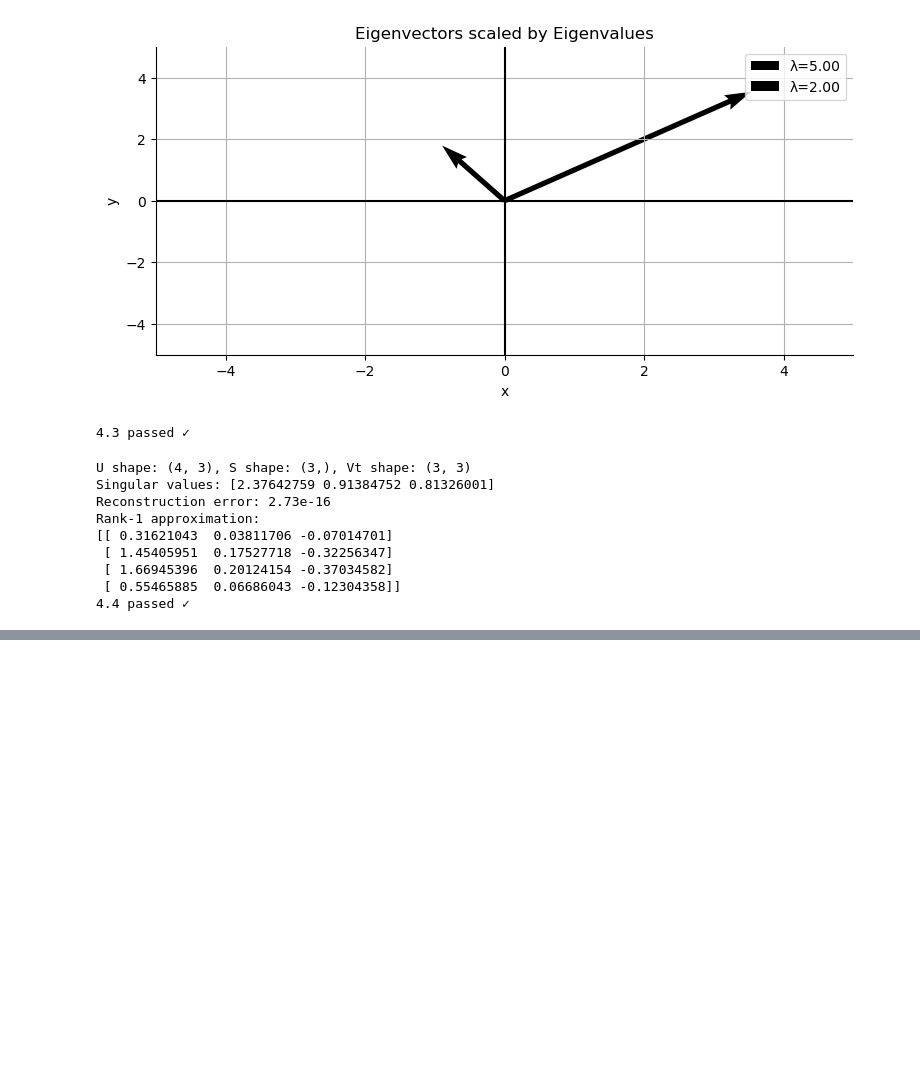
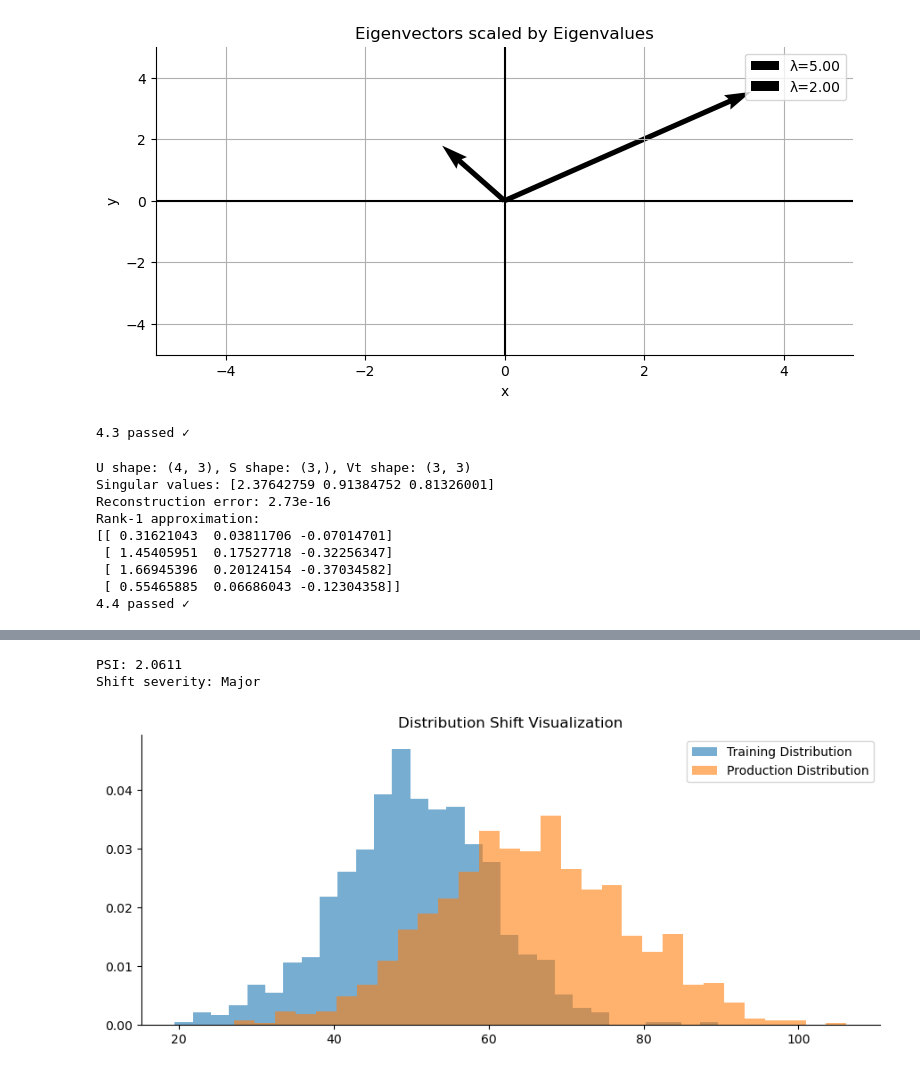
Before and after one commit to kaushikjayant-cyber/Celebal_Internship_Assignment, a Jupyter notebook: Week1_Jayant_Kaushik.ipynb, the cells around one changed output, grey strips where cells are left out. Cells and saved outputs as stored; diff of their text form; code cells hidden in the pictures; blank space fills up the shorter version.

```diff
--- a/Week1_Jayant_Kaushik.ipynb
+++ b/Week1_Jayant_Kaushik.ipynb
@@ -506,0 +662,71 @@ Rank-1 approximation:
+# %%
+def compute_psi(expected, actual, bins=10):
+    """
+    PSI = sum((actual_pct - expected_pct) *
+              ln(actual_pct / expected_pct))
+    """
+
+    epsilon = 1e-10
+
+    # Create bins from expected distribution
+    breakpoints = np.histogram_bin_edges(expected, bins=bins)
+
+    expected_counts, _ = np.histogram(expected, bins=breakpoints)
+    actual_counts, _ = np.histogram(actual, bins=breakpoints)
+
+    expected_pct = expected_counts / len(expected)
+    actual_pct = actual_counts / len(actual)
+
+    expected_pct += epsilon
+    actual_pct += epsilon
+
+    psi = np.sum(
+        (actual_pct - expected_pct) *
+        np.log(actual_pct / expected_pct)
+    )
+
+    return psi
+
+
+np.random.seed(1)
+
+train_dist = np.random.normal(50, 10, 1000)
+drift_dist = np.random.normal(65, 12, 1000)
+
+psi_value = compute_psi(train_dist, drift_dist)
+
+print(f"PSI: {psi_value:.4f}")
+
+print(
+    f"Shift severity: "
+    f"{'Major' if psi_value > 0.2 else 'Minor' if psi_value > 0.1 else 'Stable'}"
+)
+
+# Plot
+fig, ax = plt.subplots()
+
+ax.hist(
+    train_dist,
+    bins=30,
+    alpha=0.6,
+    density=True,
+    label="Training Distribution"
+)
+
+ax.hist(
+    drift_dist,
+    bins=30,
+    alpha=0.6,
+    density=True,
+    label="Production Distribution"
+)
+
+ax.legend()
+ax.set_title("Distribution Shift Visualization")
+
+plt.tight_layout()
+plt.show()
+# %% [output]
+PSI: 2.0611
+Shift severity: Major
+[figure, added]
```
Also changed, not shown: parts of 4 cells of this notebook.
